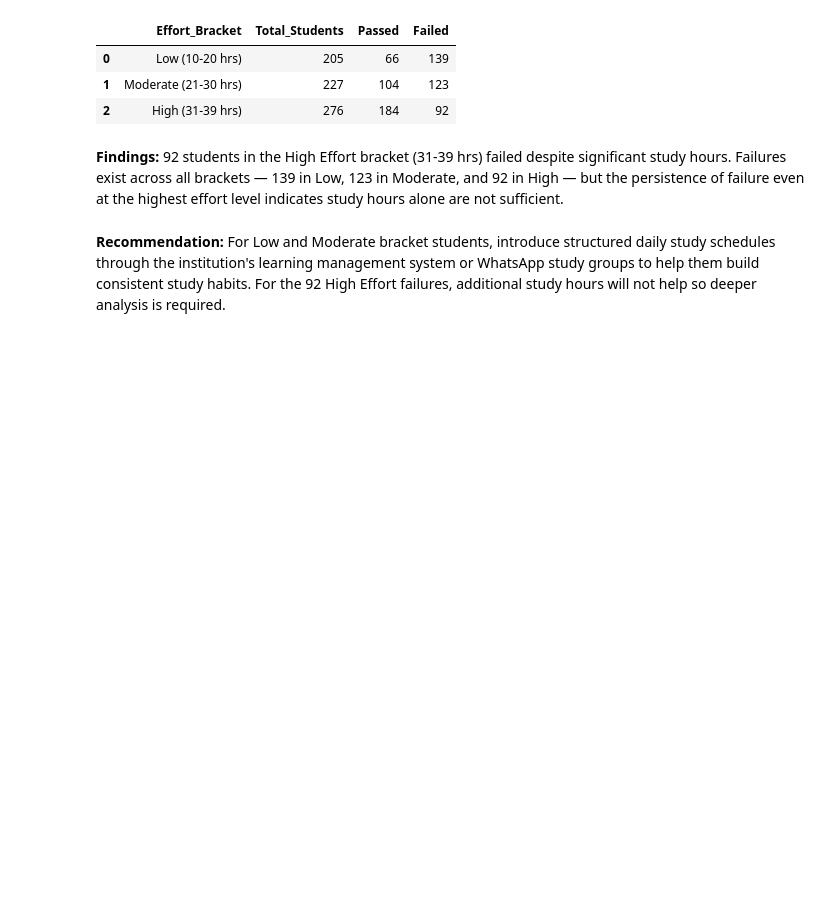
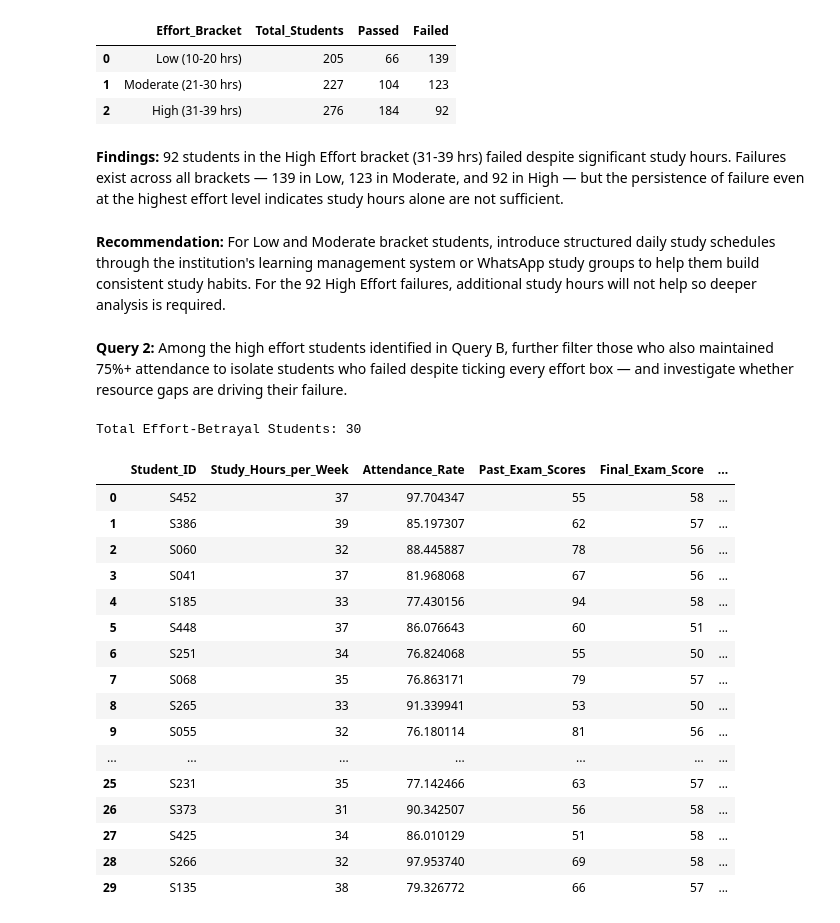
Before and after one commit to Heramb01/SC_CapstoneProject, a Jupyter notebook: Room_4_Student_Performance (1).ipynb, the cells around one changed output. Cells and saved outputs as stored; diff of their text form; code cells hidden in the pictures; blank space fills up the shorter version.

```diff
--- a/Room_4_Student_Performance (1).ipynb
+++ b/Room_4_Student_Performance (1).ipynb
@@ -1180,3 +1180,43 @@ result_b
 **Findings:** 92 students in the High Effort bracket (31-39 hrs) failed despite significant study hours. Failures exist across all brackets — 139 in Low, 123 in Moderate, and 92 in High — but the persistence of failure even at the highest effort level indicates study hours alone are not sufficient.
 # %% [markdown]
 **Recommendation:** For Low and Moderate bracket students, introduce structured daily study schedules through the institution's learning management system or WhatsApp study groups to help them build consistent study habits. For the 92 High Effort failures, additional study hours will not help so deeper analysis is required.
+# %% [markdown]
+**Query 2:** Among the high effort students identified in Query B, further filter those who also maintained 75%+ attendance to isolate students who failed despite ticking every effort box — and investigate whether resource gaps are driving their failure.
+# %%
+HighEffort_Failed = """
+SELECT
+    Student_ID,
+    Study_Hours_per_Week,
+    Attendance_Rate,
+    Past_Exam_Scores,
+    Final_Exam_Score,
+    Internet_Access_at_Home,
+    Parental_Education_Level
+FROM students
+WHERE Study_Hours_per_Week BETWEEN 31 AND 39
+AND Attendance_Rate > 75
+AND Pass_Fail = 'Fail'
+"""
+
+result_a = pd.read_sql_query(HighEffort_Failed, conn)
+print(f"Total Effort-Betrayal Students: {len(result_a)}")
+result_a
+# %% [output]
+Total Effort-Betrayal Students: 30
+|  | Student_ID | Study_Hours_per_Week | Attendance_Rate | Past_Exam_Scores | Final_Exam_Score | ... |
+| 0 | S452 | 37 | 97.704347 | 55 | 58 | ... |
+| 1 | S386 | 39 | 85.197307 | 62 | 57 | ... |
+| 2 | S060 | 32 | 88.445887 | 78 | 56 | ... |
+| 3 | S041 | 37 | 81.968068 | 67 | 56 | ... |
+| 4 | S185 | 33 | 77.430156 | 94 | 58 | ... |
+| 5 | S448 | 37 | 86.076643 | 60 | 51 | ... |
+| 6 | S251 | 34 | 76.824068 | 55 | 50 | ... |
+| 7 | S068 | 35 | 76.863171 | 79 | 57 | ... |
+| 8 | S265 | 33 | 91.339941 | 53 | 50 | ... |
+| 9 | S055 | 32 | 76.180114 | 81 | 56 | ... |
+| ... | ... | ... | ... | ... | ... | ... |
+| 25 | S231 | 35 | 77.142466 | 63 | 57 | ... |
+| 26 | S373 | 31 | 90.342507 | 56 | 58 | ... |
+| 27 | S425 | 34 | 86.010129 | 51 | 58 | ... |
+| 28 | S266 | 32 | 97.953740 | 69 | 58 | ... |
+| 29 | S135 | 38 | 79.326772 | 66 | 57 | ... |
```
Also changed, not shown: parts of 3 cells of this notebook.
